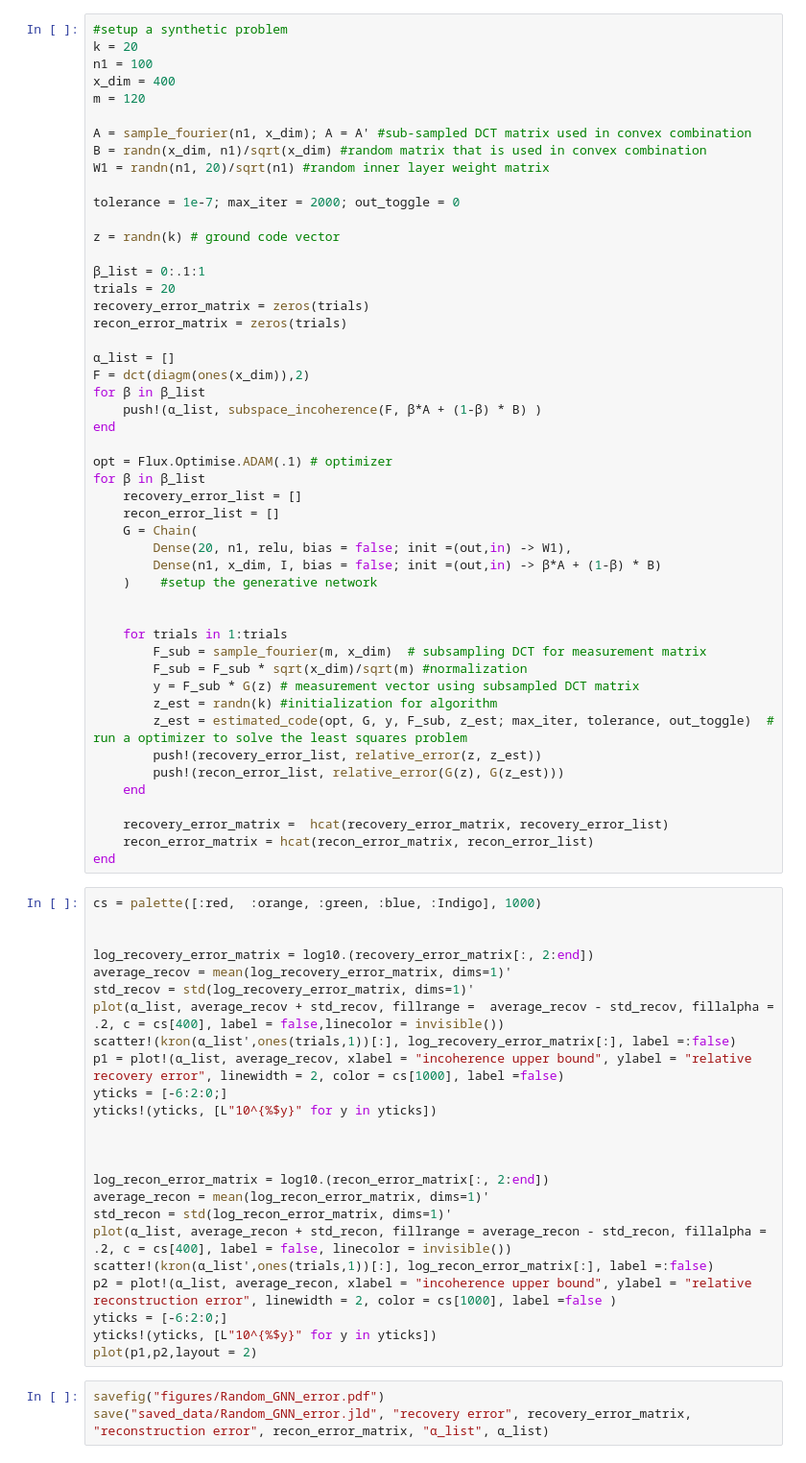
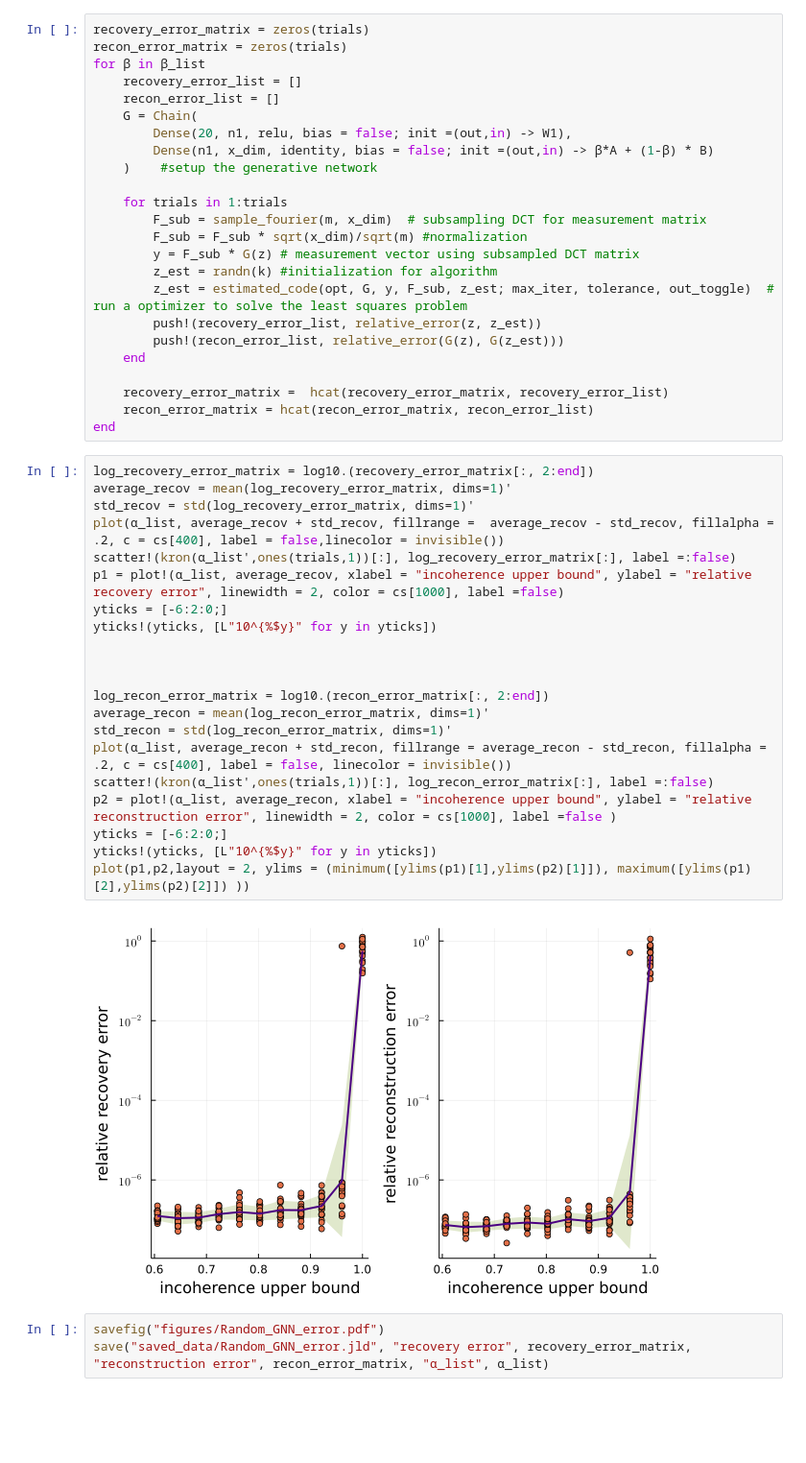
Before and after one commit to babhrujoshi/GNN_Isometries, a Jupyter notebook: Random_GNN_error.ipynb, the cells around one changed output. Shown at 96% size. Drawn from its saved outputs; the diff is of its cells as text; blank space fills up the shorter version.

```diff
--- a/Random_GNN_error.ipynb
+++ b/Random_GNN_error.ipynb
@@ -4,38 +23,13 @@ using NBInclude
 # %%
-#setup a synthetic problem
-k = 20
-n1 = 100
-x_dim = 400
-m = 120
-
-A = sample_fourier(n1, x_dim); A = A' #sub-sampled DCT matrix used in convex combination
-B = randn(x_dim, n1)/sqrt(x_dim) #random matrix that is used in convex combination
-W1 = randn(n1, 20)/sqrt(n1) #random inner layer weight matrix
-
-tolerance = 1e-7; max_iter = 2000; out_toggle = 0
-
-z = randn(k) # ground code vector
-
-β_list = 0:.1:1
-trials = 20
 recovery_error_matrix = zeros(trials)
 recon_error_matrix = zeros(trials)
-
-α_list = []
-F = dct(diagm(ones(x_dim)),2)
-for β in β_list
-    push!(α_list, subspace_incoherence(F, β*A + (1-β) * B) )
-end
-
-opt = Flux.Optimise.ADAM(.1) # optimizer
 for β in β_list
     recovery_error_list = []
     recon_error_list = []
     G = Chain(
         Dense(20, n1, relu, bias = false; init =(out,in) -> W1),
-        Dense(n1, x_dim, I, bias = false; init =(out,in) -> β*A + (1-β) * B)
+        Dense(n1, x_dim, identity, bias = false; init =(out,in) -> β*A + (1-β) * B)
     )    #setup the generative network
-
 
     for trials in 1:trials
         F_sub = sample_fourier(m, x_dim)  # subsampling DCT for measurement matrix
@@ -51,29 +45,28 @@ for β in β_list
     recon_error_matrix = hcat(recon_error_matrix, recon_error_list)
 end
 # %%
-cs = palette([:red,  :orange, :green, :blue, :Indigo], 1000)
-
-
 log_recovery_error_matrix = log10.(recovery_error_matrix[:, 2:end])
 average_recov = mean(log_recovery_error_matrix, dims=1)'
 std_recov = std(log_recovery_error_matrix, dims=1)'
 plot(α_list, average_recov + std_recov, fillrange =  average_recov - std_recov, fillalpha = .2, c = cs[400], label = false,linecolor = invisible())
 scatter!(kron(α_list',ones(trials,1))[:], log_recovery_error_matrix[:], label =:false)
 p1 = plot!(α_list, average_recov, xlabel = "incoherence upper bound", ylabel = "relative recovery error", linewidth = 2, color = cs[1000], label =false)
 yticks = [-6:2:0;]
 yticks!(yticks, [L"10^{%$y}" for y in yticks])
 
 
 
 log_recon_error_matrix = log10.(recon_error_matrix[:, 2:end])
 average_recon = mean(log_recon_error_matrix, dims=1)'
 std_recon = std(log_recon_error_matrix, dims=1)'
 plot(α_list, average_recon + std_recon, fillrange = average_recon - std_recon, fillalpha = .2, c = cs[400], label = false, linecolor = invisible())
 scatter!(kron(α_list',ones(trials,1))[:], log_recon_error_matrix[:], label =:false)
 p2 = plot!(α_list, average_recon, xlabel = "incoherence upper bound", ylabel = "relative reconstruction error", linewidth = 2, color = cs[1000], label =false )
 yticks = [-6:2:0;]
 yticks!(yticks, [L"10^{%$y}" for y in yticks])
-plot(p1,p2,layout = 2)
+plot(p1,p2,layout = 2, ylims = (minimum([ylims(p1)[1],ylims(p2)[1]]), maximum([ylims(p1)[2],ylims(p2)[2]]) ))
+# %% [output]
+[figure, added]
 # %%
 savefig("figures/Random_GNN_error.pdf")
 save("saved_data/Random_GNN_error.jld", "recovery error", recovery_error_matrix, "reconstruction error", recon_error_matrix, "α_list", α_list)
```
Also changed, not shown: parts of 2 cells of this notebook, 12 other files.
